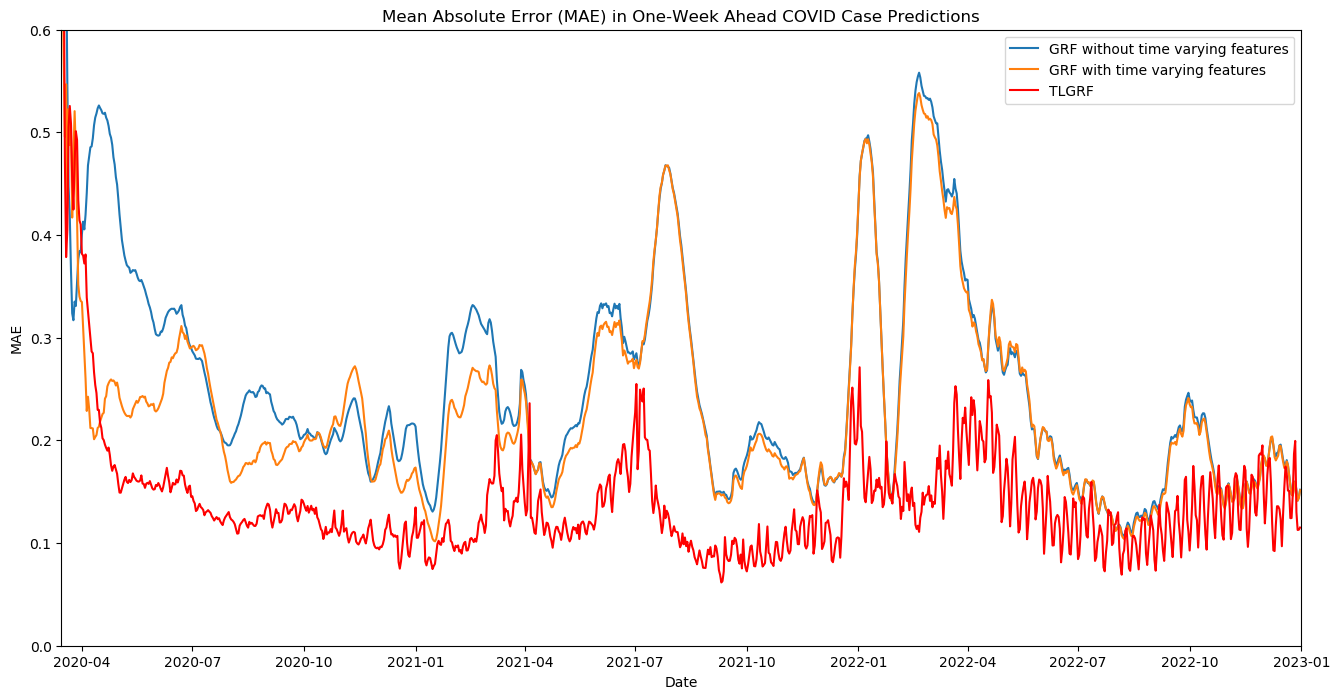
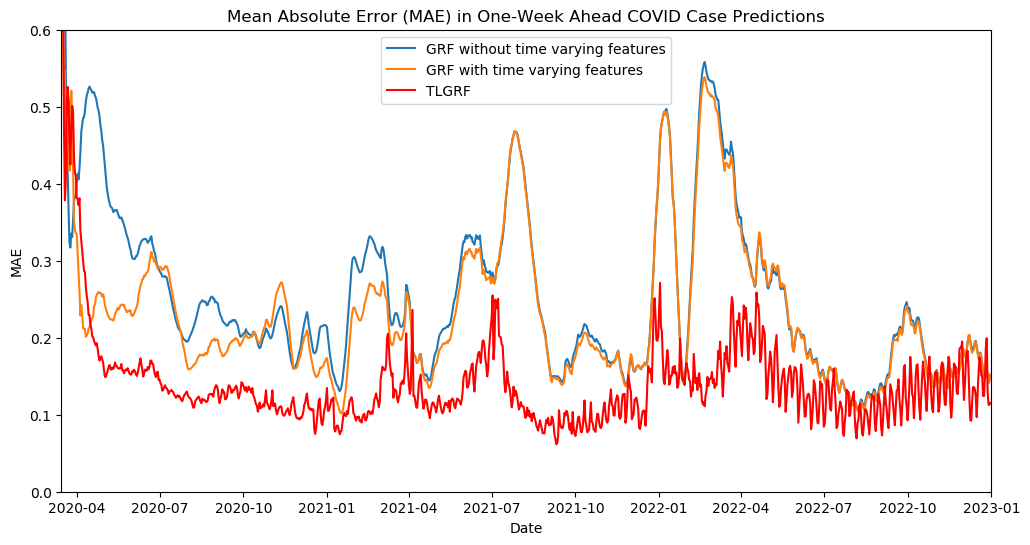
Code edit (unified diff) that turned the first committed figure into the second:
--- before
+++ after
@@ -1,3 +1,3 @@
-plt.figure(figsize=(16,8))
+plt.figure(figsize=(12,6))
 
 plt.plot(MAE_time_invariant_GRF_df, label="GRF without time varying features")

Commit: Re-plot